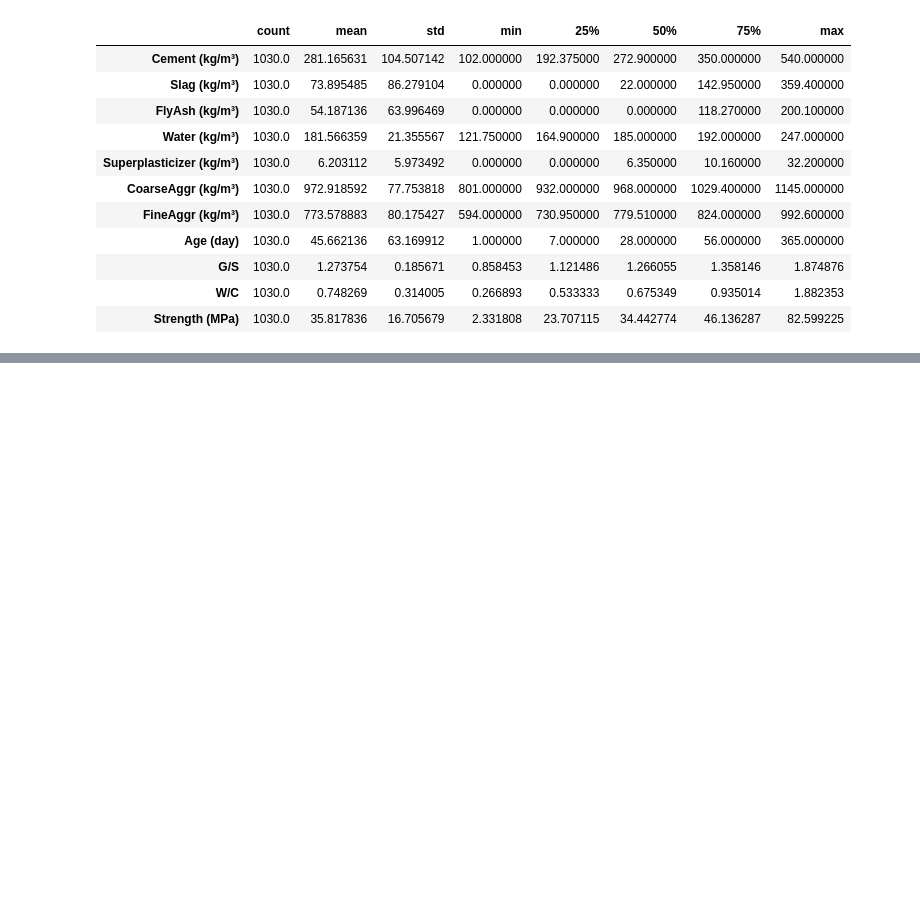
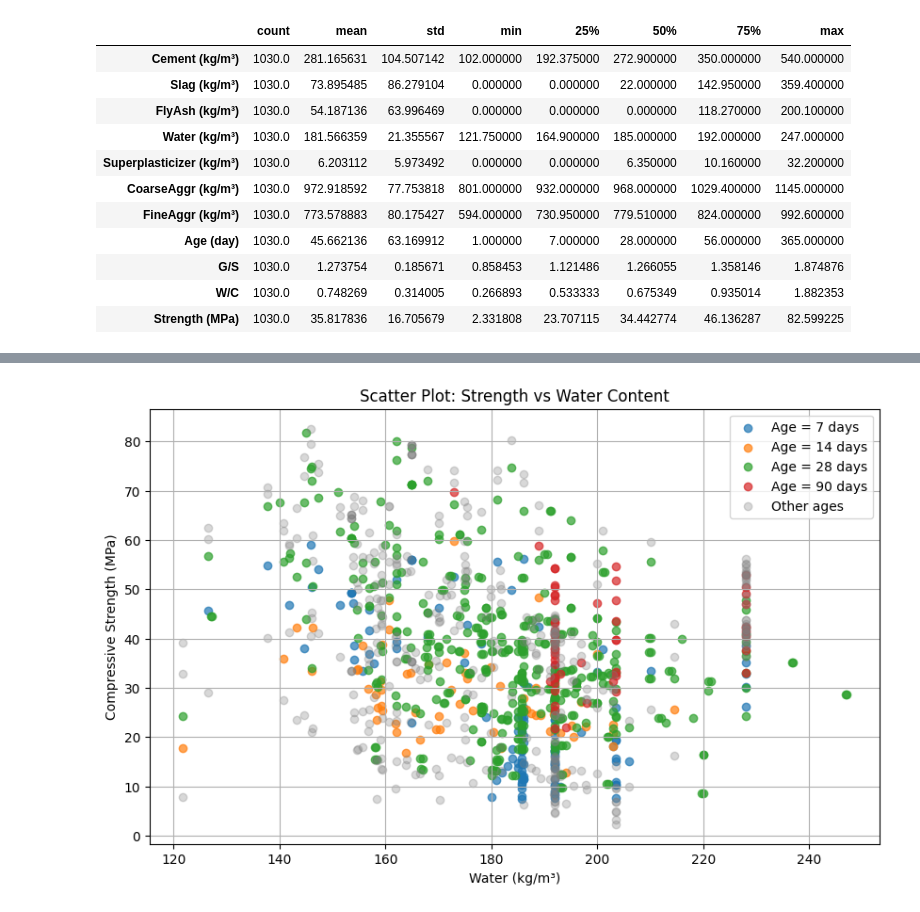
Before and after one commit to younesA99/svm, a Jupyter notebook: Article.ipynb, the cells around one changed output, grey strips where cells are left out. Saved outputs shown, nothing was run; the diff lists cells and outputs as text; code cells hidden in the pictures; blank space fills up the shorter version.

```diff
--- a/Article.ipynb
+++ b/Article.ipynb
@@ -191,0 +253,24 @@ data.describe().T
+# %%
+# Define special ages to differentiate
+special_ages = [7, 14, 28, 90]
+
+# Scatter plot with different colors for special ages
+plt.figure(figsize=(10, 6))
+for age in special_ages:
+    subset = data[data['Age (day)'] == age]
+    plt.scatter(subset['Water (kg/m³)'], subset['Strength (MPa)'],
+                label=f'Age = {age} days', alpha=0.7)
+
+# Points for other ages
+other_ages = data[~data['Age (day)'].isin(special_ages)]
+plt.scatter(other_ages['Water (kg/m³)'], other_ages['Strength (MPa)'],
+            color='gray', label='Other ages', alpha=0.3)
+
+plt.title('Scatter Plot: Strength vs Water Content')
+plt.xlabel('Water (kg/m³)')
+plt.ylabel('Compressive Strength (MPa)')
+plt.legend()
+plt.grid(True)
+plt.show()
+# %% [output]
+[figure, added]
```
Also changed, not shown: parts of 12 cells of this notebook.
